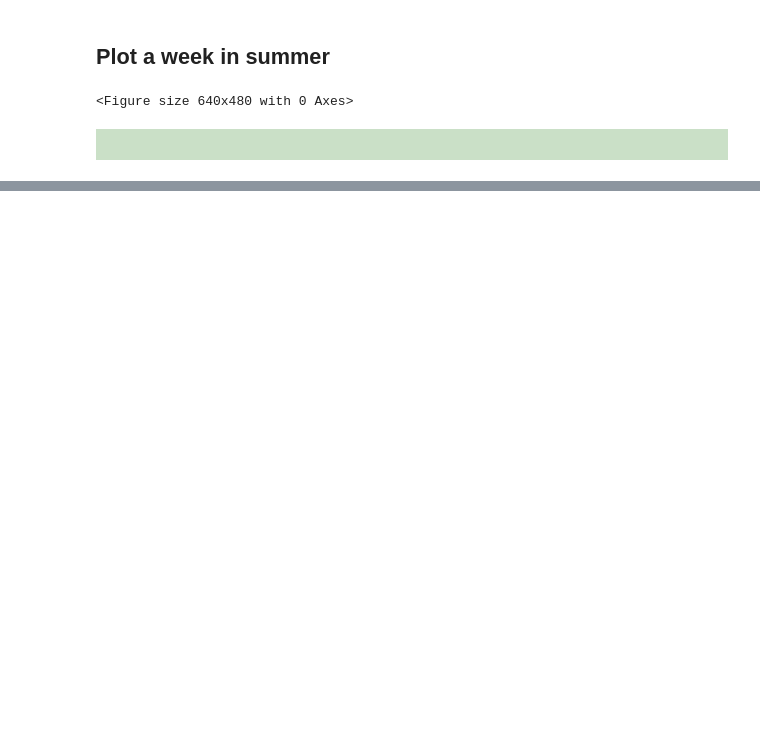
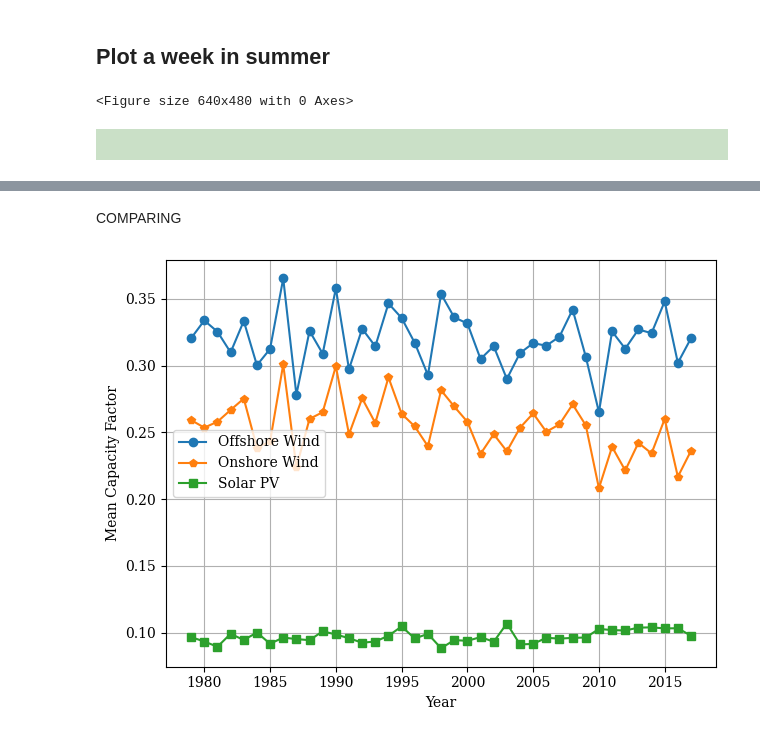
Before and after one commit to CarlosFdHL/ieg_project, a Jupyter notebook: Cmodel.ipynb, the cells around one changed output, grey strips where cells are left out. Cells and saved outputs as stored; diff of their text form; code cells hidden in the pictures; blank space fills up the shorter version.

```diff
--- a/Cmodel.ipynb
+++ b/Cmodel.ipynb
@@ -325,0 +329,14 @@ ValueError: Grouper and axis must be same length
+# %%
+# ONSHORE WIND
+cf_gbr_onshore = df_onshorewind['GBR']
+onshore_mean_per_year = cf_gbr_onshore.groupby(cf_gbr_onshore.index.year).mean()
+onshore_var_per_year  = cf_gbr_onshore.groupby(cf_gbr_onshore.index.year).var()
+
+print("Anual mean CF offshore wind:")
+print(onshore_mean_per_year)
+print("\nVariance  CF offshore wind:")
+print(onshore_var_per_year)
+
+# 3B. Estadísticas AGREGADAS (toda la serie)
+print("\nMEAN:", cf_gbr_onshore.mean())
+print("Variance :", cf_gbr_onshore.var())
@@ -325,0 +363,14 @@ ValueError: Grouper and axis must be same length
+# %%
+# SOLAR
+cf_gbr_solar = df_solar['GBR']
+solar_mean_per_year = cf_gbr_solar.groupby(cf_gbr_solar.index.year).mean()
+solar_var_per_year  = cf_gbr_solar.groupby(cf_gbr_solar.index.year).var()
+
+print("Anual mean CF offshore wind:")
+print(solar_mean_per_year)
+print("\nVariance  CF offshore wind:")
+print(solar_var_per_year)
+
+# 3B. Estadísticas AGREGADAS (toda la serie)
+print("\nMEAN:", cf_gbr_solar.mean())
+print("Variance :", cf_gbr_solar.var())
@@ -325,0 +395,16 @@ ValueError: Grouper and axis must be same length
+# %% [markdown]
+COMPARING
+# %%
+# Plot series on the same figure
+plt.figure()
+offshore_mean_per_year.plot(marker='o', label='Offshore Wind')
+onshore_mean_per_year.plot(marker='p', label='Onshore Wind')
+solar_mean_per_year.plot(marker='s', label='Solar PV')
+plt.xlabel('Year')
+plt.ylabel('Mean Capacity Factor')
+plt.legend()
+plt.grid(True)
+plt.tight_layout()
+plt.show()
+# %% [output]
+[figure, added]
```
Also changed, not shown: parts of 17 cells of this notebook.
